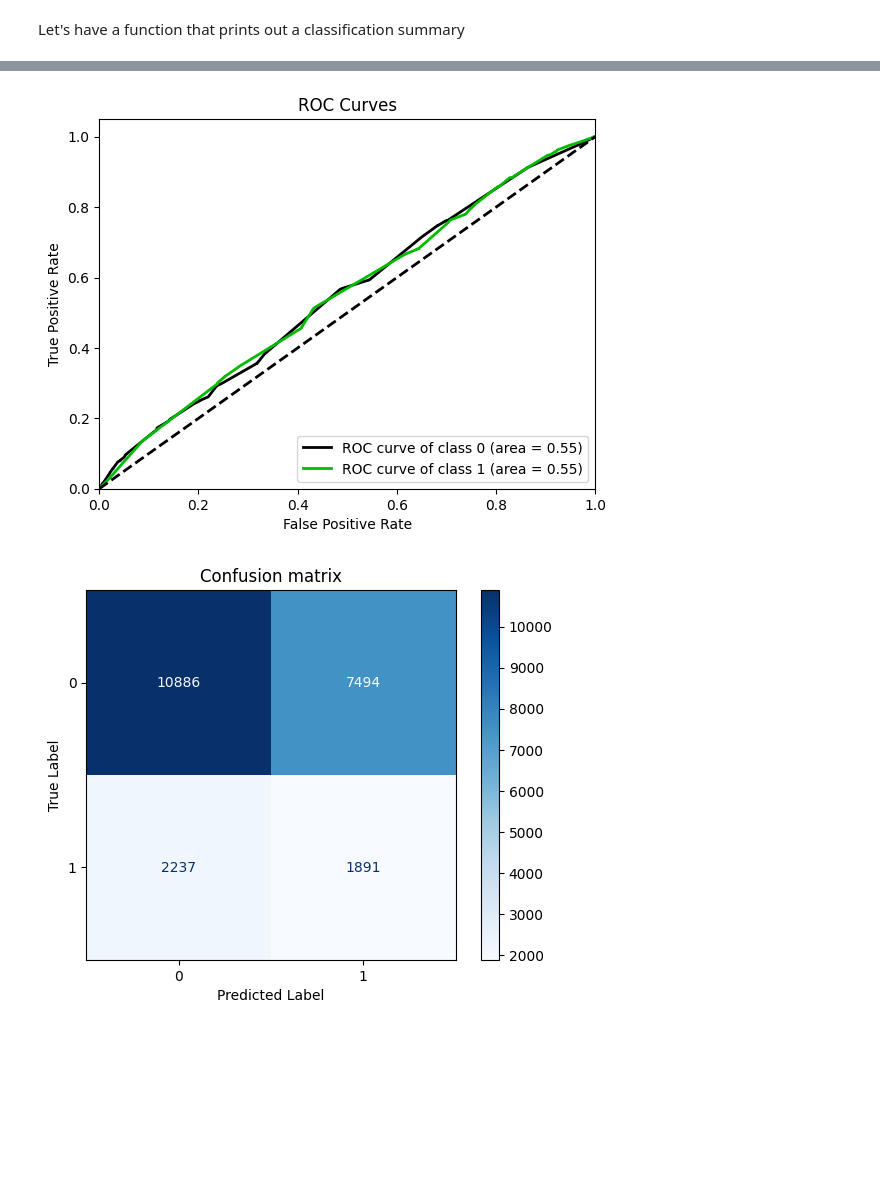
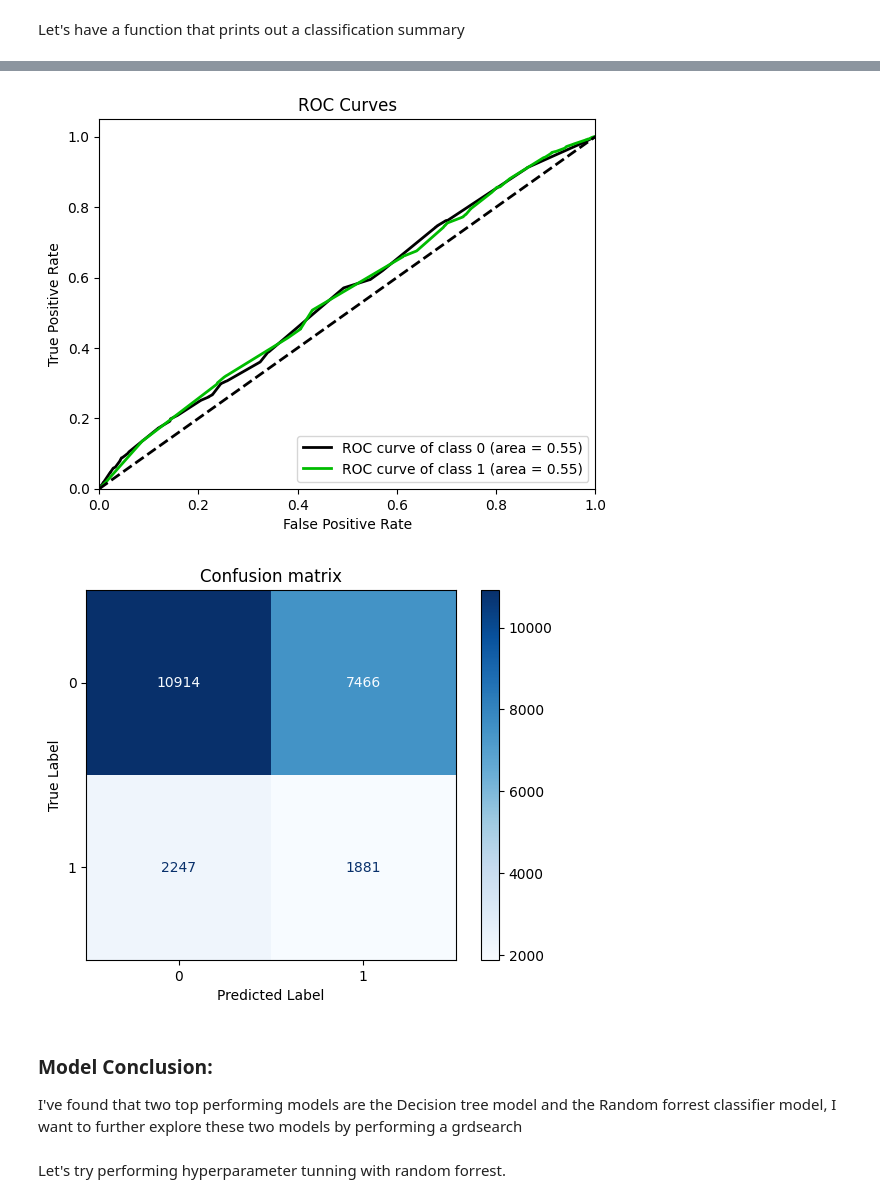
Before and after one commit to kevinmfreire/SCL_delays, a Jupyter notebook: notebook/solution.ipynb, the cells around one changed output, grey strips where cells are left out. Cells and saved outputs as stored; diff of their text form; code cells hidden in the pictures; blank space fills up the shorter version.

```diff
--- a/notebook/solution.ipynb
+++ b/notebook/solution.ipynb
@@ -610,7 +610,7 @@ I will uses the Oversampling technique to overcome the class imbalance problem.
 # %%
 from sklearn.model_selection import train_test_split
 
-final_def = final_df.dropna()
+final_df = final_df.dropna()
 X = final_df.drop(['delay_15'], axis=1)
 y = final_df['delay_15']
 X_train, X_test, y_train, y_test = train_test_split(X, y, test_size=0.33, random_state=42)
@@ -776,5 +776,5 @@ weighted avg       0.75      0.70      0.72     22508
 # %%
-rf_model = RandomForestClassifier(n_estimators=200, random_state=46)
+rf_model = RandomForestClassifier()
 rf_model.fit(X_train,y_train)
 pred = rf_model.predict(X_test)
 pred_prob = rf_model.predict_proba(X_test)
@@ -809,7 +809,7 @@ NB_model = BernoulliNB()
 NB_model.fit(X_train,y_train)
 pred = NB_model.predict(X_test)
 pred_prob = NB_model.predict_proba(X_test)
-classification_summary(pred,pred_prob, y_test,'Naive Bayes Classifier (NB')
+classification_summary(pred,pred_prob, y_test,'Naive Bayes Classifier (NB)')
 plot_cmatrix(X_test, y_test, NB_model)
 # %% [output]
 <<<----------------------------------- Evaluating Naive Bayes Classifier (NB ----------------------------------->>>
@@ -834,3 +834,9 @@ Classification Report:
 weighted avg       0.71      0.57      0.62     22508
-[figure, old version]
+[figure, new version]
-[figure, old version]
+[figure, new version]
+# %% [markdown]
+### Model Conclusion:
+
+I've found that two top performing models are the Decision tree model and the Random forrest classifier model, I want to further explore these two models by performing a grdsearch
+# %% [markdown]
+Let's try performing hyperparameter tunning with random forrest.
```
Also changed, not shown: parts of 12 cells of this notebook, 1 other file.
